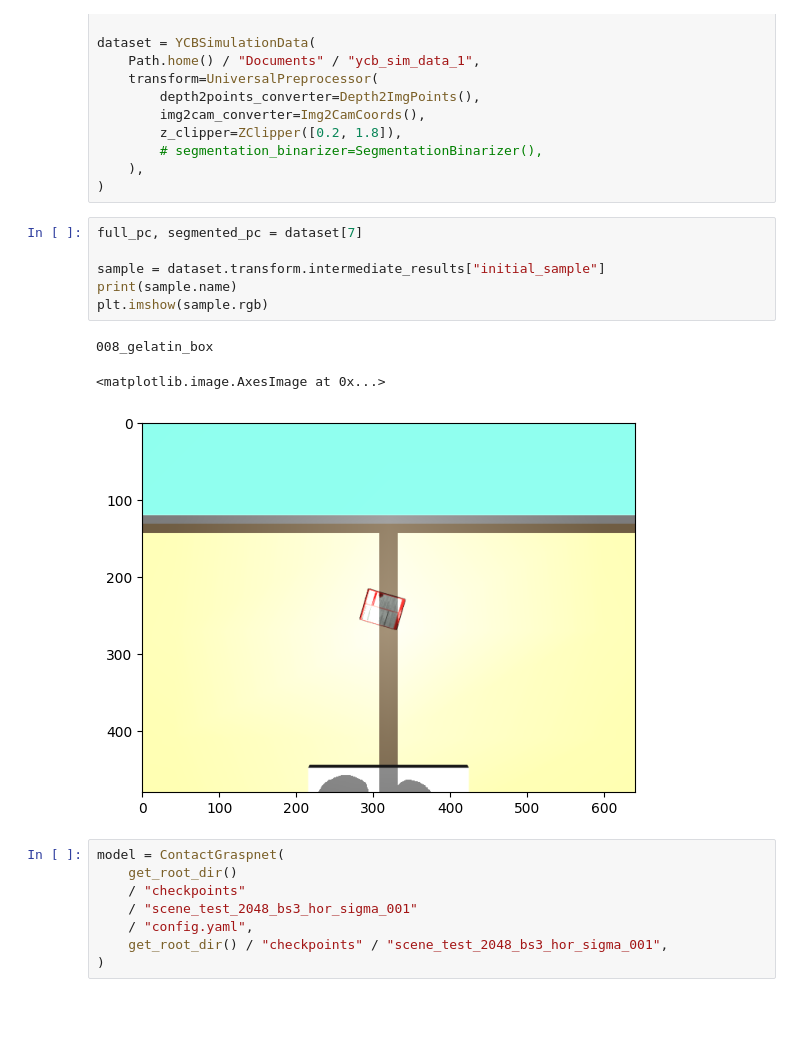
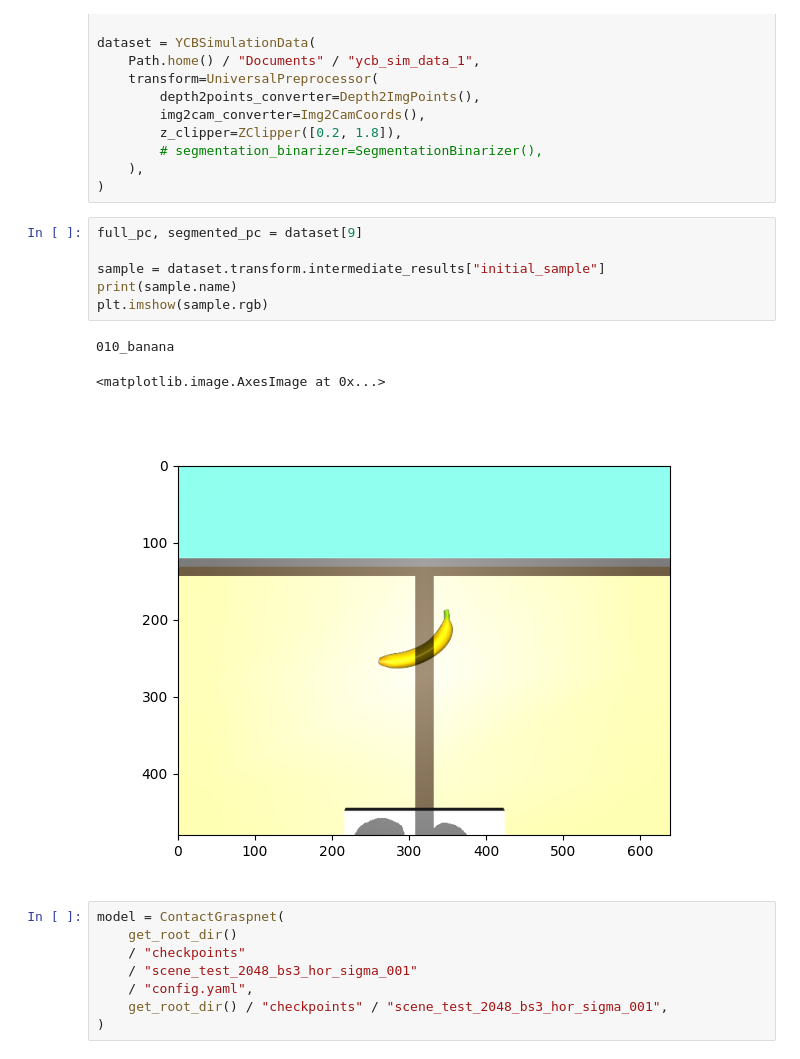
Before and after one commit to m0dd0/ContactGraspnetBenchmark, a Jupyter notebook: notebooks/02_process_sample.ipynb, the cells around one changed output. Drawn from its saved outputs; the diff is of its cells as text; blank space fills up the shorter version.

```diff
--- a/notebooks/02_process_sample.ipynb
+++ b/notebooks/02_process_sample.ipynb
@@ -40,15 +44,15 @@ dataset = YCBSimulationData(
     ),
 )
 # %%
-full_pc, segmented_pc = dataset[7]
+full_pc, segmented_pc = dataset[9]
 
 sample = dataset.transform.intermediate_results["initial_sample"]
 print(sample.name)
 plt.imshow(sample.rgb)
 # %% [output]
-008_gelatin_box
+010_banana
 <matplotlib.image.AxesImage at 0x...>
-[figure, old version]
+[figure, new version]
 # %%
 model = ContactGraspnet(
     get_root_dir()
```
Also changed, not shown: parts of 5 cells of this notebook.
